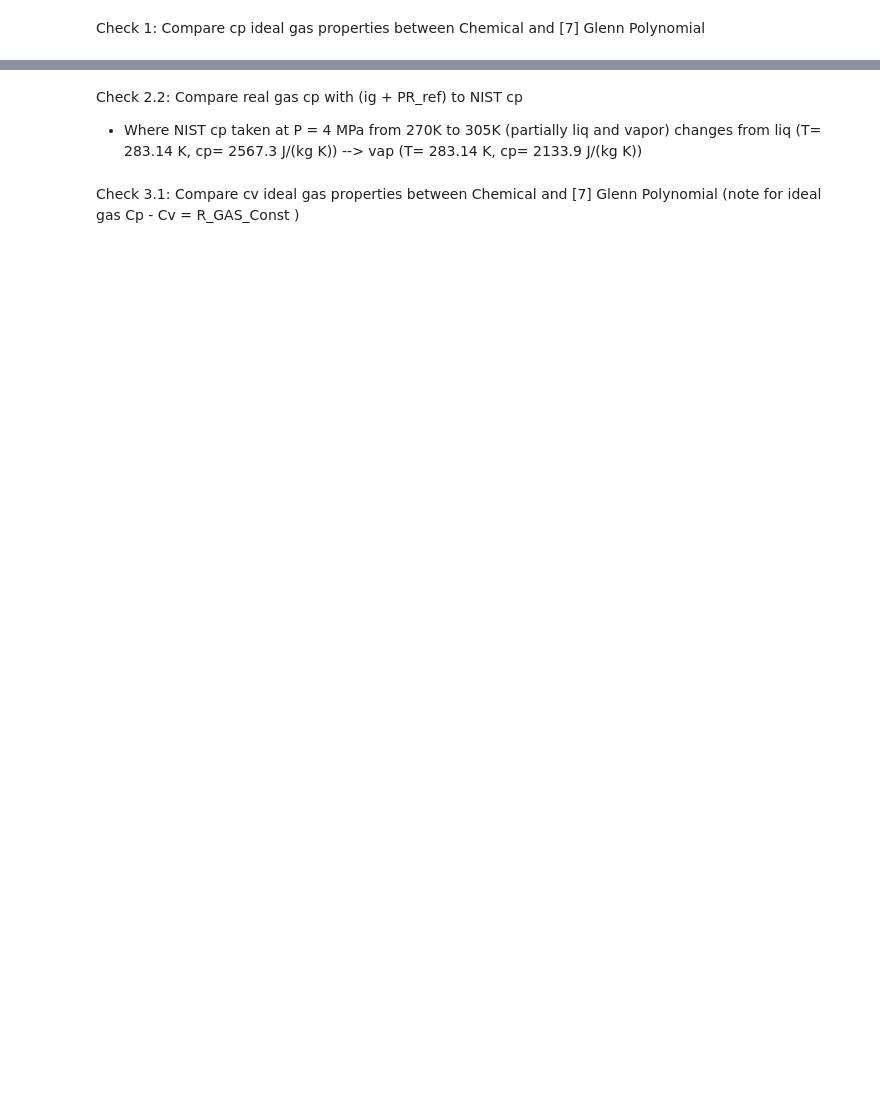
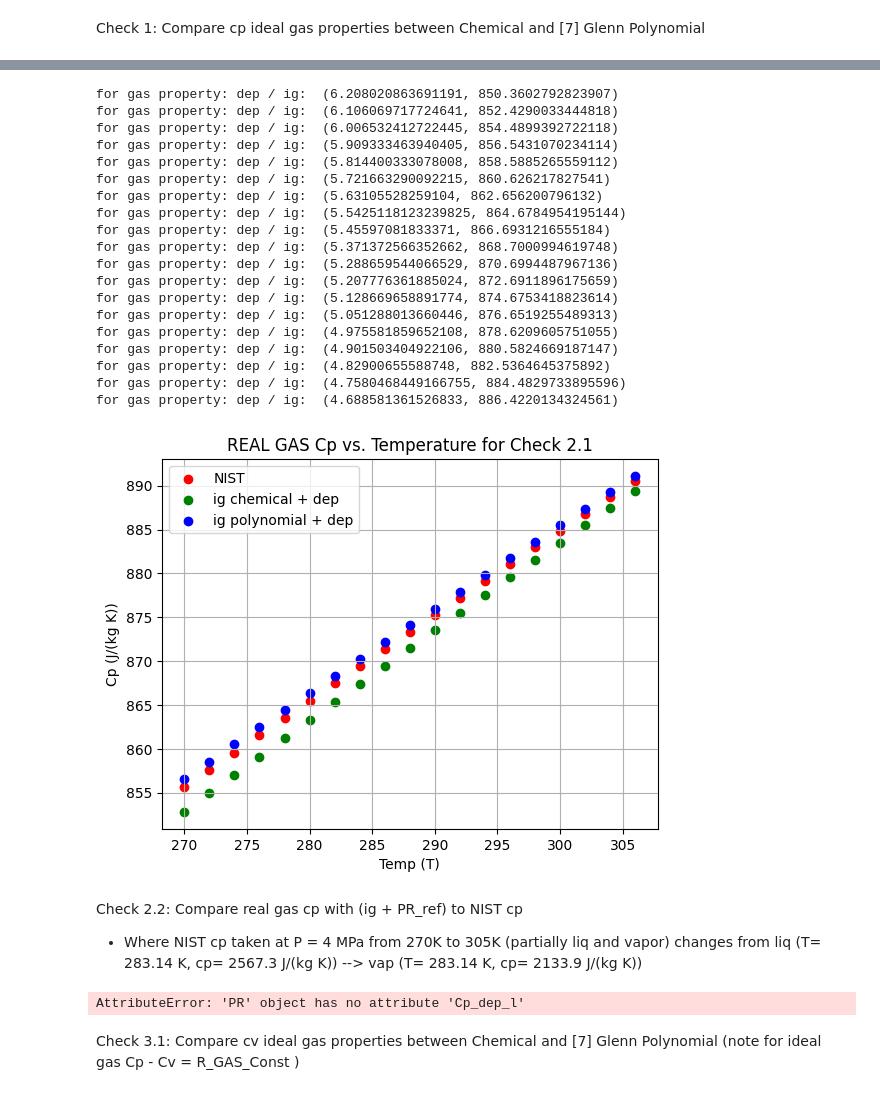
Before and after one commit to rwright403/king_hybrid, a Jupyter notebook: src/thermo_property_lookup/27-feb-2025-testing-thermo-properties.ipynb, the cells around one changed output, grey strips where cells are left out. Drawn from its saved outputs; the diff is of its cells as text; code cells hidden in the pictures; blank space fills up the shorter version.

```diff
--- a/src/thermo_property_lookup/27-feb-2025-testing-thermo-properties.ipynb
+++ b/src/thermo_property_lookup/27-feb-2025-testing-thermo-properties.ipynb
@@ -108,24 +114,68 @@ Check 2.1: Compare real gas cp with (ig + PR_ref) to NIST cp
 - Where NIST cp taken at P = 1 atm from 270K to 305K (entirely vapor phase)
 # %%
+def solve_cp_ig_polynomial(T):
+    A = 21.62
+    B = 72.81
+    C = -57.78
+    D = 18.3
+    E = 0.0
+    if 150<T and T<310:
+        T_reduced = T/1000
+
+        #NOTE: Thesis has this multiplied by a factor of 1000, but I think that is to convert MW because otherwise magnitude seems 1000x too big
+        cp = (A + B*T_reduced + C*T_reduced**2 + D*T_reduced**3 + E/(T_reduced**2) ) / MW
+
+        return cp #J/(kg K)
+    raise ValueError("Temperature outside of function bounds!")
+
+
 P_step_2 = 101325 #Pa
 
 temp_arr = [270,272,274,276,278,280,282,284,286,288,290,292,294,296,298,300,302,304,306]
 cp_real_NIST_const_P_arr = [855.6,857.59,859.57,861.55,863.53,865.5,867.46,869.42,871.37,873.32,875.27,877.2,879.13,881.06,882.97,884.88,886.79,888.69,890.58,]
-cp_solve_arr = []
+cp_chemical_arr = []
+cp_poly_arr = []
+
 
 for T in temp_arr:
-    n2o_ig_step_2= Chemical('N2O', T=T, P= P_atm)
+    n2o_ig_step_2_chem= Chemical('N2O', T=T, P= P_atm)
+    n2o_ig_step_2_poly = solve_cp_ig_polynomial(T)
     preos_g_step_2 = PR(Tc=TC, Pc=PC, omega=OMEGA, T=T, P=P_step_2)
-    cp_solve_arr.append( (preos_g_step_2.Cp_dep_g/MW + n2o_ig_step_2.Cpg) )
+    cp_chemical_arr.append( (preos_g_step_2.Cp_dep_g/MW + n2o_ig_step_2_chem.Cpg) )
+    cp_poly_arr.append( (preos_g_step_2.Cp_dep_g/MW + n2o_ig_step_2_poly) )
+
+    print("for gas property: dep / ig: ", (preos_g_step_2.Cp_dep_g/MW, n2o_ig_step_2_poly))
 
 plt.scatter(temp_arr, cp_real_NIST_const_P_arr, label = "NIST", color = 'r')
-plt.scatter(temp_arr, cp_solve_arr, label = "ig polynomial + dep", color = 'g')
+plt.scatter(temp_arr, cp_chemical_arr, label = "ig chemical + dep", color = 'g')
+plt.scatter(temp_arr, cp_poly_arr, label = "ig polynomial + dep", color = 'b')
 plt.xlabel('Temp (T)')
 plt.ylabel('Cp (J/(kg K))')
 plt.title('REAL GAS Cp vs. Temperature for Check 2.1')
 plt.legend()
 plt.grid(True)
 plt.show()
+# %% [output]
+for gas property: dep / ig:  (6.208020863691191, 850.3602792823907)
+for gas property: dep / ig:  (6.106069717724641, 852.4290033444818)
+for gas property: dep / ig:  (6.006532412722445, 854.4899392722118)
+for gas property: dep / ig:  (5.909333463940405, 856.5431070234114)
+for gas property: dep / ig:  (5.814400333078008, 858.5885265559112)
+for gas property: dep / ig:  (5.721663290092215, 860.626217827541)
+for gas property: dep / ig:  (5.63105528259104, 862.656200796132)
+for gas property: dep / ig:  (5.5425118123239825, 864.6784954195144)
+for gas property: dep / ig:  (5.45597081833371, 866.6931216555184)
+for gas property: dep / ig:  (5.371372566352662, 868.7000994619748)
+for gas property: dep / ig:  (5.288659544066529, 870.6994487967136)
+for gas property: dep / ig:  (5.207776361885024, 872.6911896175659)
+for gas property: dep / ig:  (5.128669658891774, 874.6753418823614)
+for gas property: dep / ig:  (5.051288013660446, 876.6519255489313)
+for gas property: dep / ig:  (4.975581859652108, 878.6209605751055)
+for gas property: dep / ig:  (4.901503404922106, 880.5824669187147)
+for gas property: dep / ig:  (4.82900655588748, 882.5364645375892)
+for gas property: dep / ig:  (4.7580468449166755, 884.4829733895596)
+for gas property: dep / ig:  (4.688581361526833, 886.4220134324561)
+[figure, added]
 # %% [markdown]
 Check 2.2: Compare real gas cp with (ig + PR_ref) to NIST cp
 - Where NIST cp taken at P = 4 MPa from 270K to 305K (partially liq and vapor)
@@ -143,20 +193,38 @@ T_l_arr = []
 
 T_transition = 283.14
 
+def solve_cp_ig_polynomial(T):
+    # Polynomial coefficients
+    A = 21.62
+    B = 72.81
+    C = -57.78
+    D = 18.3
+    E = 0.0
+
+    # Apply temperature limits
+    if 150 < T and T < 310:
+        T_reduced = T / 1000
+        cp_ig = (A + B * T_reduced + C * T_reduced**2 + D * T_reduced**3 + E / (T_reduced**2)) / MW  # J/(kg K)
+        return cp_ig
+    raise ValueError("Temperature outside of function bounds!")
+
 
 for T in temp_arr:
-    n2o_ig_step_2= Chemical('N2O', T=T, P= P_step_2)
+    n2o_ig_step_2= solve_cp_ig_polynomial(T)
+    #print(TC, PC, OMEGA)
     preos_step_2 = PR(Tc=TC, Pc=PC, omega=OMEGA, T=T, P=P_step_2)
 
 
     if T > T_transition:
-        cp_solve_g_arr.append( (preos_g_step_2.Cp_dep_g/MW + n2o_ig_step_2.Cpg) )
+        cp_solve_g_arr.append( (preos_step_2.Cp_dep_g/MW + n2o_ig_step_2 ) )
 
-        print("for gas property: dep / ig: ", (preos_g_step_2.Cp_dep_g/MW, n2o_ig_step_2.Cpg))
+        print("for gas property: dep / ig: ", (preos_step_2.Cp_dep_g/MW, n2o_ig_step_2))
         T_g_arr.append(T)
 
     else:
-        cp_solve_l_arr.append( (preos_step_2.Cp_dep_l/MW + n2o_ig_step_2.Cpg) )
+        cp_solve_l_arr.append( (preos_step_2.Cp_dep_l/MW + n2o_ig_step_2) )
+
+        print("for liq property: dep / ig: ", (preos_step_2.Cp_dep_l/MW, n2o_ig_step_2))
         T_l_arr.append(T)
 
 plt.scatter(temp_arr, cp_real_NIST_const_P_arr, label = "NIST", color = 'r')
@@ -170,6 +238,8 @@ plt.title('REAL GAS Cp vs. Temperature for Check 2.2')
 plt.legend()
 plt.grid(True)
 plt.show()
+# %% [output]
+AttributeError: 'PR' object has no attribute 'Cp_dep_l'
 # %% [markdown]
 Check 3.1: Compare cv ideal gas properties between Chemical and [7] Glenn Polynomial
 (note for ideal gas Cp - Cv = R_GAS_Const )
```
Also changed, not shown: parts of 22 cells of this notebook, 1 other file.
